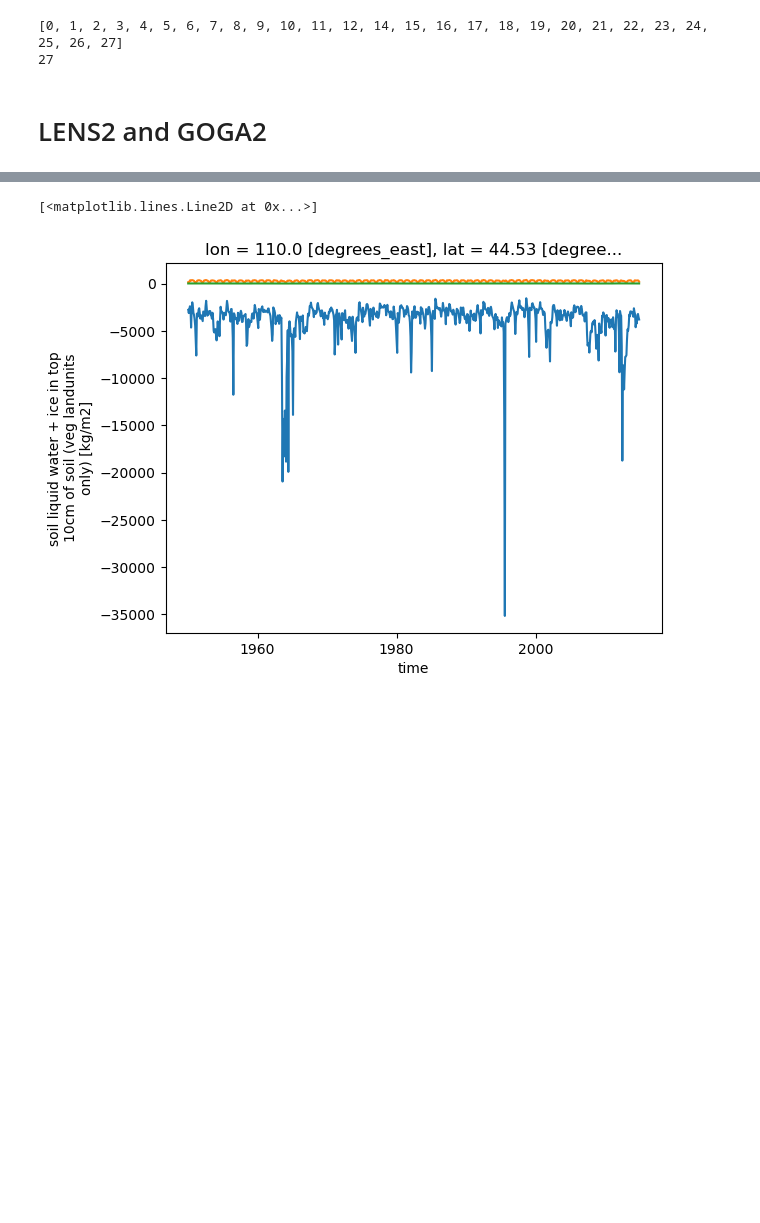
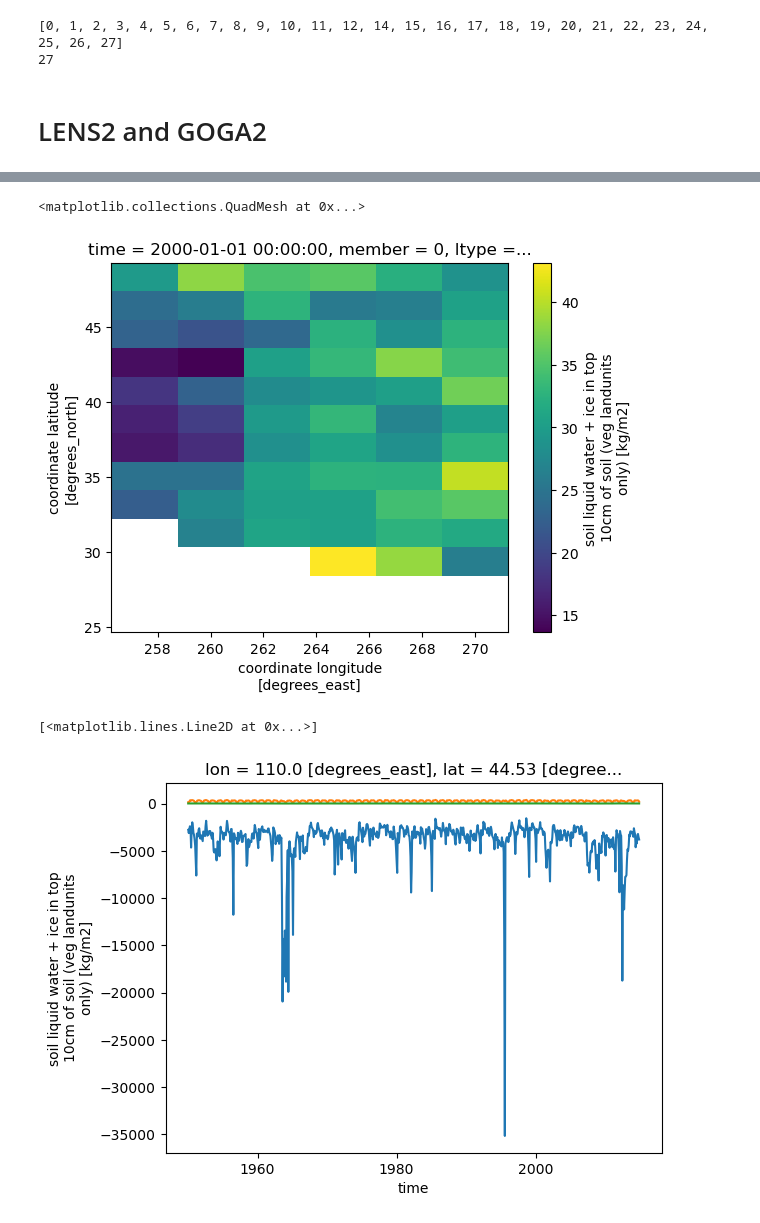
Before and after one commit to bbuchovecky/et_controls, a Jupyter notebook: flash_drought/compare-smp-soilliq.ipynb, the cells around one changed output, grey strips where cells are left out. Drawn from its saved outputs; the diff is of its cells as text; code cells hidden in the pictures; blank space fills up the shorter version.

```diff
--- a/flash_drought/compare-smp-soilliq.ipynb
+++ b/flash_drought/compare-smp-soilliq.ipynb
@@ -4,27 +8,33 @@ import xarray as xr
 import matplotlib.pyplot as plt
 import xclimate as xclim
 # %%
-time_slice = slice("1950-01", "2014-12")
+time_slice = slice("2000-01", "2005-12")
 year_start = time_slice.start[:4]
 year_end = time_slice.stop[:4]
 variables = [
-    "SMP_month_1",
-    "SOILLIQ_month_1",
-    "SOILWATER_10CM_month_1",
-    "BTRANMN_month_1",
+    # "SMP_month_1",
+    # "SOILLIQ_month_1",
+    # "SOILWATER_10CM_month_1",
+    # "BTRANMN_month_1",
+
+    # "SMP_day_1",
+    "SOILWATER_10CM_day_1",
     "BTRANMN_day_1",
+    "TREFMXAV_day_1",
+    "TREFMNAV_day_1",
+]
 
-]
+lens_member = "1011.001"
+goga_member = "01"
 # %% [markdown]
 # FHIST
 # %%
 grid = xclim.load_fhist_ppe_grid()
 
 fhist = {}
-fhist_full = {}
 for v in variables:
-    print(f"  {v}")
+    print(v)
     name = "_".join(v.split("_")[:-2])
-    fhist_full[v] = xclim.load_fhist(v, keep_var_only=True)[name].sel(time=time_slice).reindex_like(grid, method="nearest", tolerance=1e-3)
-    fhist_full[v] = fhist_full[v].where(grid.LANDFRAC > 0).chunk({'time': -1})
+    fhist[v] = xclim.load_fhist(v, keep_var_only=True)[name].sel(time=time_slice).reindex_like(grid, method="nearest", tolerance=1e-3)
+    fhist[v] = fhist[v].where(grid.LANDFRAC > 0).chunk({'time': -1})
 # %% [output]
@@ -82,0 +104,5 @@ for v in variables:
+# %%
+lon = grid.lon
+lat = grid.lat
+
+cna = regmask.defined_regions.ar6.land.mask(lon, lat) == 4
@@ -83 +233,6 @@ for v in variables:
+# %%
+fhist['SOILWATER_10CM_day_1'].isel(member=0, time=0).where(cna, drop=True).plot()
+# %% [output]
+<matplotlib.collections.QuadMesh at 0x...>
+[figure, added]
 # %%
```
Also changed, not shown: parts of 13 cells of this notebook, 40 other files.
